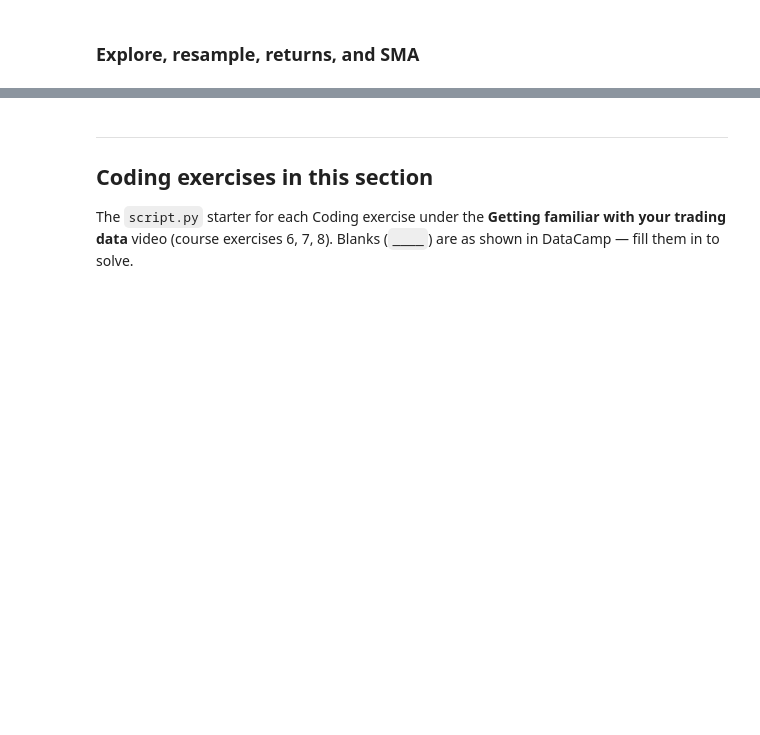
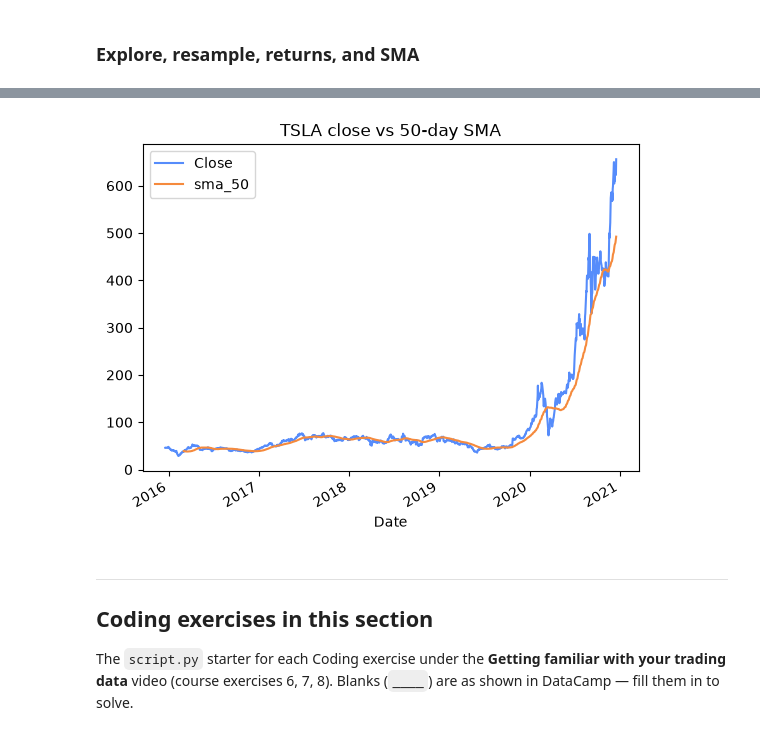
Before and after one commit to jtuchinsky/FinancialTradingWithPython, a Jupyter notebook: lessons/Chapter1 - Trading Basics/Topic 2 - Getting familiar with your trading data/Exercises.ipynb, the cells around one changed output, grey strips where cells are left out. Cells and saved outputs as stored; diff of their text form; code cells hidden in the pictures; blank space fills up the shorter version.

```diff
--- a/lessons/Chapter1 - Trading Basics/Topic 2 - Getting familiar with your trading data/Exercises.ipynb
+++ b/lessons/Chapter1 - Trading Basics/Topic 2 - Getting familiar with your trading data/Exercises.ipynb
@@ -32,8 +49,10 @@ plt.show()
 # %%
 # 50-day SMA vs price
-tsla["sma_50"] = tsla["Close"].rolling(50).mean()
-tsla[["Close", "sma_50"]].plot(title="TSLA close vs 50-day SMA")
+tsla_data["sma_50"] = tsla_data["Close"].rolling(50).mean()
+tsla_data[["Close", "sma_50"]].plot(title="TSLA close vs 50-day SMA")
 plt.show()
+# %% [output]
+[figure, added]
 # %% [markdown]
 ---
 
```
Also changed, not shown: parts of 5 cells of this notebook.
